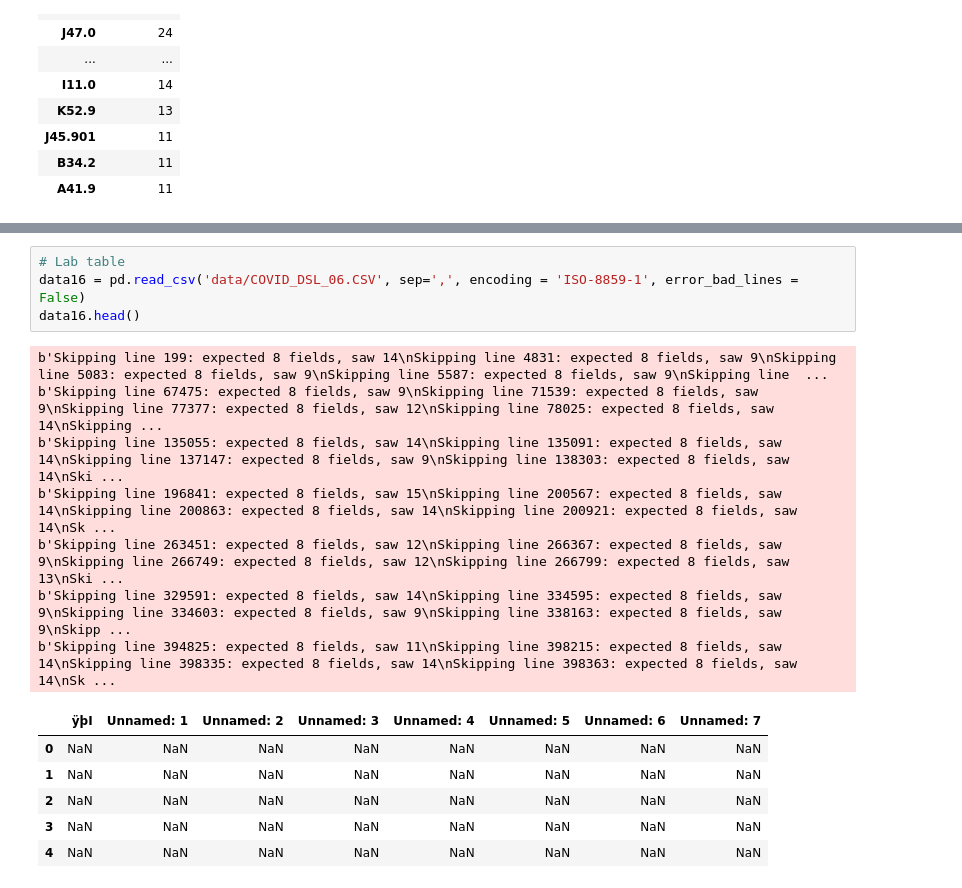
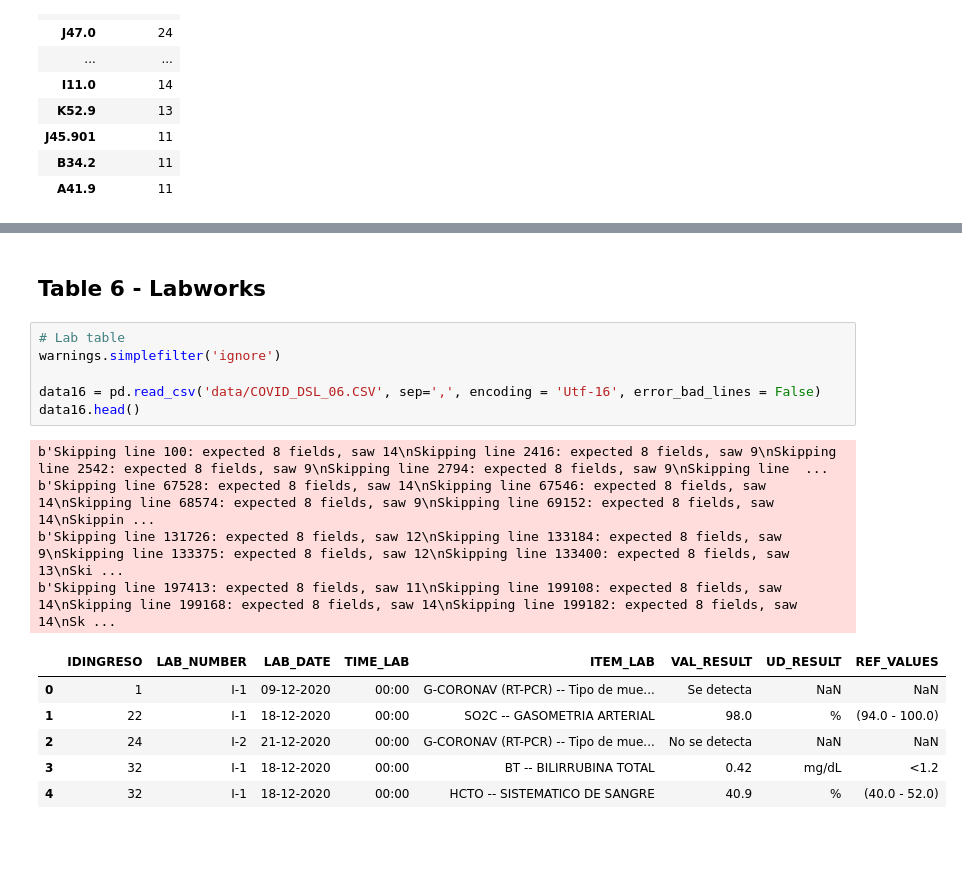
Before and after one commit to KarinWiberg/AI_in_Healthcare_Hackathon_COVID_Prediction, a Jupyter notebook: initial-explorative-analysis.ipynb, the cells around one changed output, grey strips where cells are left out. Drawn from its saved outputs; the diff is of its cells as text; blank space fills up the shorter version.

```diff
--- a/initial-explorative-analysis.ipynb
+++ b/initial-explorative-analysis.ipynb
@@ -329,18 +303,19 @@ sb.countplot(x = x, order = order, color = color); # Many COVID-Related
+# %% [markdown]
+## Table 6 - Labworks
 # %%
 # Lab table
-data16 = pd.read_csv('data/COVID_DSL_06.CSV', sep=',', encoding = 'ISO-8859-1', error_bad_lines = False)
+warnings.simplefilter('ignore')
+
+data16 = pd.read_csv('data/COVID_DSL_06.CSV', sep=',', encoding = 'Utf-16', error_bad_lines = False)
 data16.head()
 # %% [output]
-b'Skipping line 199: expected 8 fields, saw 14\nSkipping line 4831: expected 8 fields, saw 9\nSkipping line 5083: expected 8 fields, saw 9\nSkipping line 5587: expected 8 fields, saw 9\nSkipping line  ...
-b'Skipping line 67475: expected 8 fields, saw 9\nSkipping line 71539: expected 8 fields, saw 9\nSkipping line 77377: expected 8 fields, saw 12\nSkipping line 78025: expected 8 fields, saw 14\nSkipping ...
-b'Skipping line 135055: expected 8 fields, saw 14\nSkipping line 135091: expected 8 fields, saw 14\nSkipping line 137147: expected 8 fields, saw 9\nSkipping line 138303: expected 8 fields, saw 14\nSki ...
-b'Skipping line 196841: expected 8 fields, saw 15\nSkipping line 200567: expected 8 fields, saw 14\nSkipping line 200863: expected 8 fields, saw 14\nSkipping line 200921: expected 8 fields, saw 14\nSk ...
-b'Skipping line 263451: expected 8 fields, saw 12\nSkipping line 266367: expected 8 fields, saw 9\nSkipping line 266749: expected 8 fields, saw 12\nSkipping line 266799: expected 8 fields, saw 13\nSki ...
-b'Skipping line 329591: expected 8 fields, saw 14\nSkipping line 334595: expected 8 fields, saw 9\nSkipping line 334603: expected 8 fields, saw 9\nSkipping line 338163: expected 8 fields, saw 9\nSkipp ...
-b'Skipping line 394825: expected 8 fields, saw 11\nSkipping line 398215: expected 8 fields, saw 14\nSkipping line 398335: expected 8 fields, saw 14\nSkipping line 398363: expected 8 fields, saw 14\nSk ...
+b'Skipping line 100: expected 8 fields, saw 14\nSkipping line 2416: expected 8 fields, saw 9\nSkipping line 2542: expected 8 fields, saw 9\nSkipping line 2794: expected 8 fields, saw 9\nSkipping line  ...
+b'Skipping line 67528: expected 8 fields, saw 14\nSkipping line 67546: expected 8 fields, saw 14\nSkipping line 68574: expected 8 fields, saw 9\nSkipping line 69152: expected 8 fields, saw 14\nSkippin ...
+b'Skipping line 131726: expected 8 fields, saw 12\nSkipping line 133184: expected 8 fields, saw 9\nSkipping line 133375: expected 8 fields, saw 12\nSkipping line 133400: expected 8 fields, saw 13\nSki ...
+b'Skipping line 197413: expected 8 fields, saw 11\nSkipping line 199108: expected 8 fields, saw 14\nSkipping line 199168: expected 8 fields, saw 14\nSkipping line 199182: expected 8 fields, saw 14\nSk ...
-|  | ÿþI | Unnamed: 1 | Unnamed: 2 | Unnamed: 3 | Unnamed: 4 | Unnamed: 5 | Unnamed: 6 | Unnamed: 7 |
-| 0 | NaN | NaN | NaN | NaN | NaN | NaN | NaN | NaN |
-| 1 | NaN | NaN | NaN | NaN | NaN | NaN | NaN | NaN |
-| 2 | NaN | NaN | NaN | NaN | NaN | NaN | NaN | NaN |
-| 3 | NaN | NaN | NaN | NaN | NaN | NaN | NaN | NaN |
-| 4 | NaN | NaN | NaN | NaN | NaN | NaN | NaN | NaN |
+|  | IDINGRESO | LAB_NUMBER | LAB_DATE | TIME_LAB | ITEM_LAB | VAL_RESULT | UD_RESULT | REF_VALUES |
+| 0 | 1 | I-1 | 09-12-2020 | 00:00 | G-CORONAV (RT-PCR) -- Tipo de mue... | Se detecta | NaN | NaN |
+| 1 | 22 | I-1 | 18-12-2020 | 00:00 | SO2C -- GASOMETRIA ARTERIAL | 98.0 | % | (94.0 - 100.0) |
+| 2 | 24 | I-2 | 21-12-2020 | 00:00 | G-CORONAV (RT-PCR) -- Tipo de mue... | No se detecta | NaN | NaN |
+| 3 | 32 | I-1 | 18-12-2020 | 00:00 | BT -- BILIRRUBINA TOTAL | 0.42 | mg/dL | <1.2 |
+| 4 | 32 | I-1 | 18-12-2020 | 00:00 | HCTO -- SISTEMATICO DE SANGRE | 40.9 | % | (40.0 - 52.0) |
```
Also changed, not shown: parts of 11 cells of this notebook.
